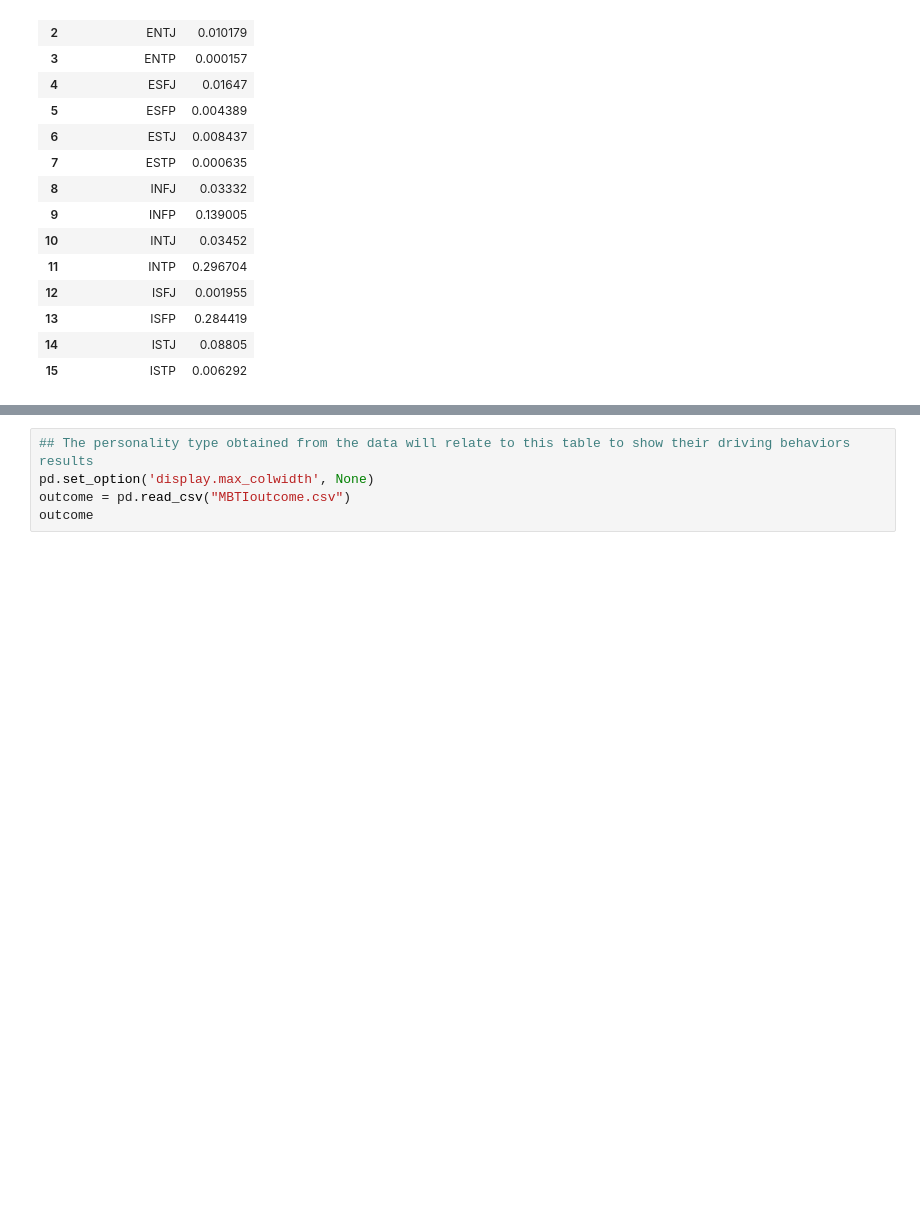
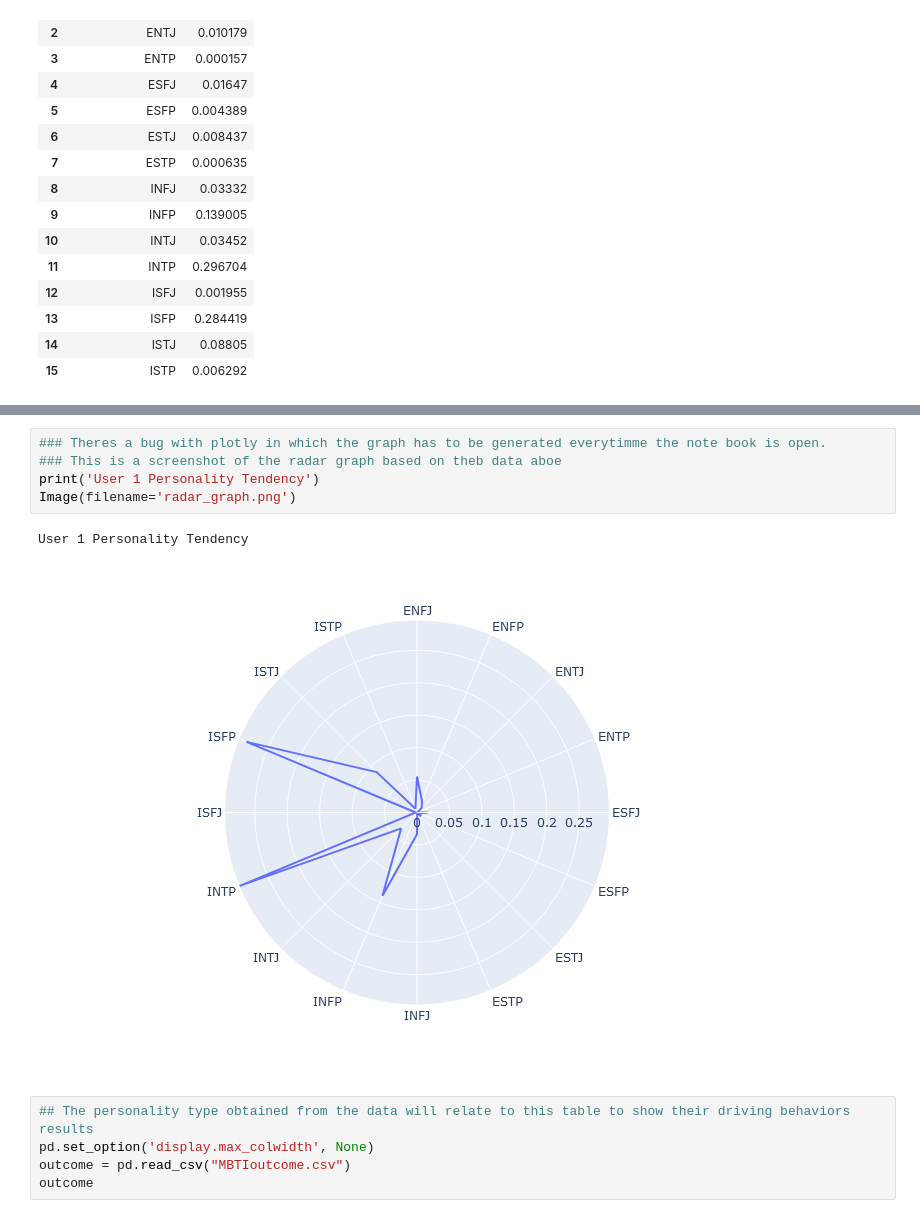
Before and after one commit to TeradonGenesis/Ridesurance, a Jupyter notebook: BERT_Analysis.ipynb, the cells around one changed output, grey strips where cells are left out. Cells and saved outputs as stored; diff of their text form; blank space fills up the shorter version.

```diff
--- a/BERT_Analysis.ipynb
+++ b/BERT_Analysis.ipynb
@@ -306,6 +304,14 @@ fig.show()
 # %% [output]
 The frame.append method is deprecated and will be removed from pandas in a future version. Use pandas.concat instead.
 [interactive output not drawn]
+# %%
+### Theres a bug with plotly in which the graph has to be generated everytimme the note book is open.
+### This is a screenshot of the radar graph based on theb data aboe
+print('User 1 Personality Tendency')
+Image(filename='radar_graph.png')
+# %% [output]
+User 1 Personality Tendency
+[figure, added]
 # %%
 ## The personality type obtained from the data will relate to this table to show their driving behaviors results
 pd.set_option('display.max_colwidth', None)
```
Also changed, not shown: parts of 3 cells of this notebook, 2 other files.
